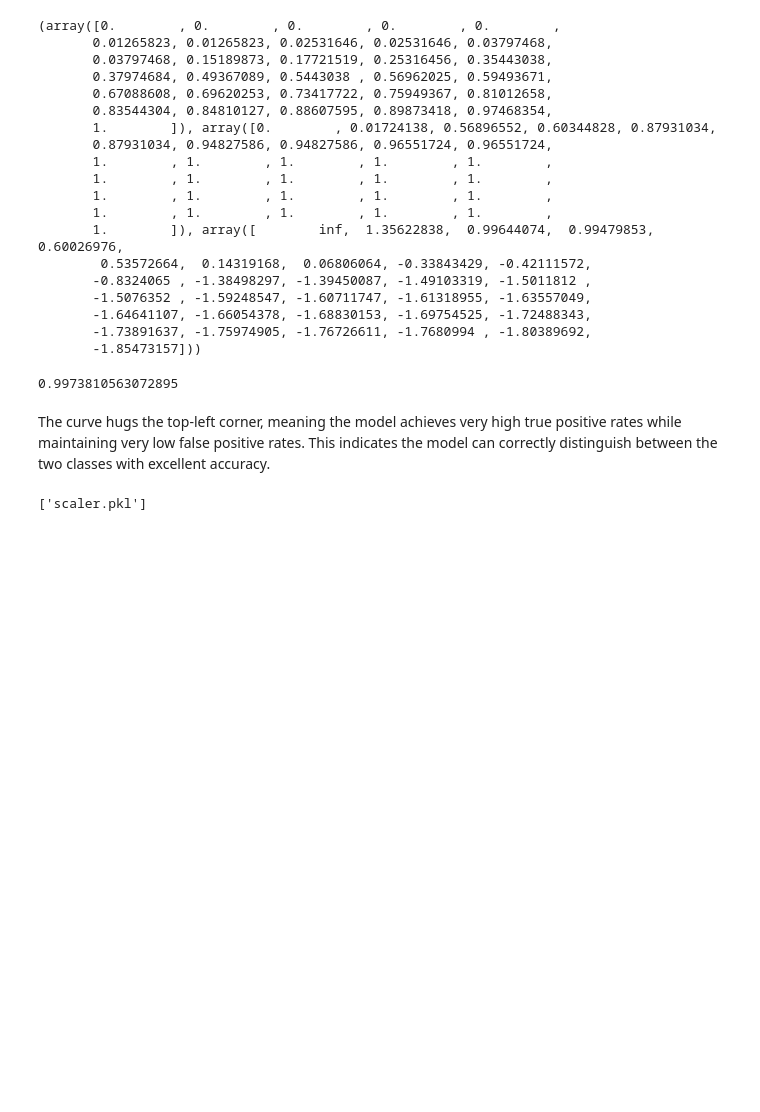
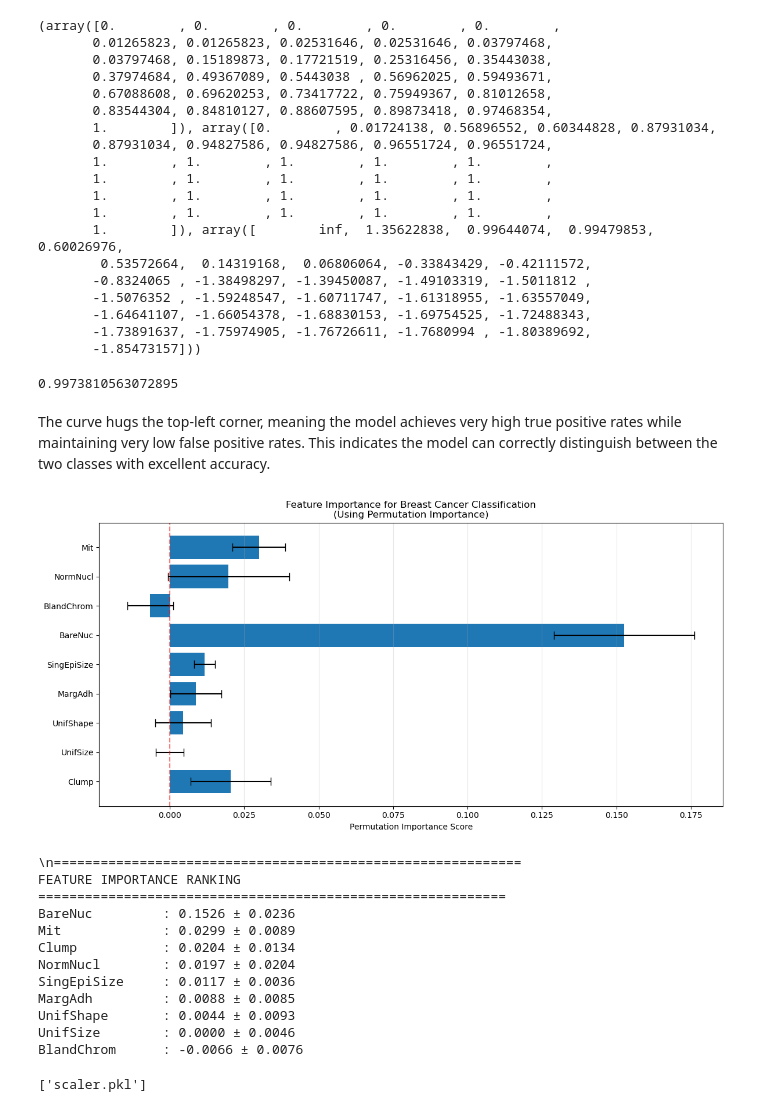
Before and after one commit to priscillanzula/Breast-Cancer_-Prediction, a Jupyter notebook: Breast.ipynb, the cells around one changed output. Drawn from its saved outputs; the diff is of its cells as text; code cells hidden in the pictures; blank space fills up the shorter version.

```diff
--- a/Breast.ipynb
+++ b/Breast.ipynb
@@ -339,6 +339,56 @@ print(auc(fpr, tpr))
 # %% [markdown]
 The curve hugs the top-left corner, meaning the model achieves very high true positive rates while maintaining very low false positive rates.
 This indicates the model can correctly distinguish between the two classes with excellent accuracy.
+# %%
+# Add this after your model evaluation (after ROC curve)
+
+from sklearn.inspection import permutation_importance
+
+# Calculate permutation importance
+result = permutation_importance(
+    svm_model,
+    X_test_scaled,
+    y_test,
+    n_repeats=10,
+    random_state=42,
+    scoring='accuracy'
+)
+# %%
+# Plot feature importance
+plt.figure(figsize=(12, 6))
+bars = plt.barh(range(len(result.importances_mean)),
+                result.importances_mean,
+                xerr=result.importances_std,
+                capsize=5)
+
+plt.yticks(range(len(X.columns)), X.columns)
+plt.xlabel('Permutation Importance Score')
+plt.title('Feature Importance for Breast Cancer Classification\n(Using Permutation Importance)')
+plt.grid(True, alpha=0.3, axis='x')
+plt.axvline(x=0, color='red', linestyle='--', alpha=0.5)
+plt.tight_layout()
+plt.show()
+
+# Print detailed results
+print("\\n" + "="*60)
+print("FEATURE IMPORTANCE RANKING")
+print("="*60)
+for i in np.argsort(result.importances_mean)[::-1]:
+    print(f"{X.columns[i]:15} : {result.importances_mean[i]:.4f} ± {result.importances_std[i]:.4f}")
+# %% [output]
+[figure, added]
+\n============================================================
+FEATURE IMPORTANCE RANKING
+============================================================
+BareNuc         : 0.1526 ± 0.0236
+Mit             : 0.0299 ± 0.0089
+Clump           : 0.0204 ± 0.0134
+NormNucl        : 0.0197 ± 0.0204
+SingEpiSize     : 0.0117 ± 0.0036
+MargAdh         : 0.0088 ± 0.0085
+UnifShape       : 0.0044 ± 0.0093
+UnifSize        : 0.0000 ± 0.0046
+BlandChrom      : -0.0066 ± 0.0076
 # %%
 import joblib
 # %%
```
Also changed, not shown: parts of 2 cells of this notebook.
